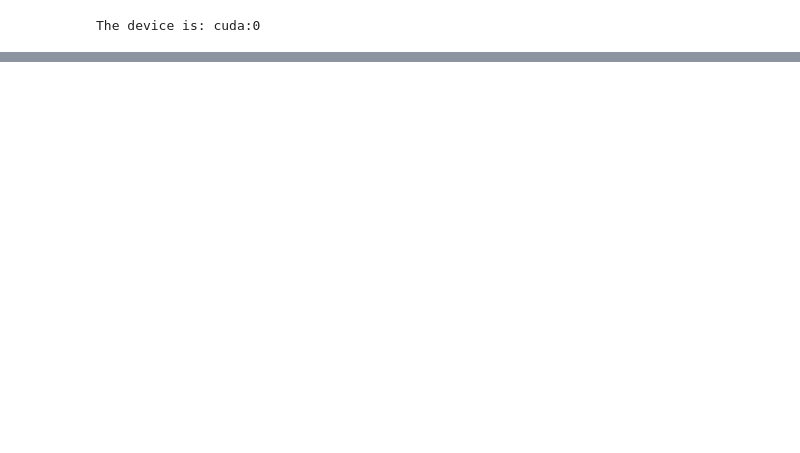
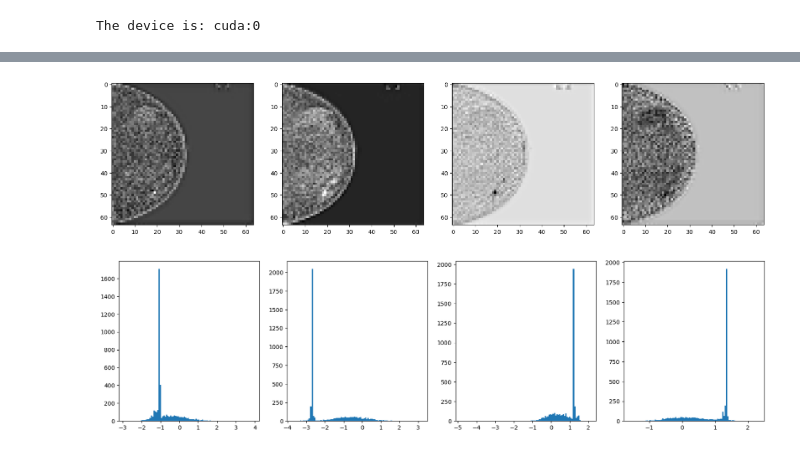
Before and after one commit to Likalto4/diffusion-models_master, a Jupyter notebook: experiments/unconditional_vae/debugging.ipynb, the cells around one changed output, grey strips where cells are left out. Drawn from its saved outputs; the diff is of its cells as text; code cells hidden in the pictures; blank space fills up the shorter version.

```diff
--- a/experiments/unconditional_vae/debugging.ipynb
+++ b/experiments/unconditional_vae/debugging.ipynb
@@ -165,0 +307,28 @@ Mixed precision type: no
+# %%
+# loop over the epochs
+epoch = 0
+#set the model to training mode explicitly
+model.train()
+train_loss = 0.0
+# Create a progress bar
+pbar = tqdm(total=num_update_steps_per_epoch)
+pbar.set_description(f"Epoch {epoch}")
+
+# Loop over the batches
+# get next batch from the data loader
+batch = next(iter(train_dataloader))
+batch = batch.expand(-1, 3, -1, -1).to(weight_dtype)
+latents = vae.encode(batch).latent_dist.sample()
+latents = latents * vae.config.scaling_factor
+# %%
+# show the 4 channels of the latent
+fig, axs = plt.subplots(1, 4, figsize=(20, 5))
+for i in range(4):
+    axs[i].imshow(latents[0, i].cpu().numpy(), cmap='gray')
+# show the histogram of the latent
+fig, axs = plt.subplots(1, 4, figsize=(20, 5))
+for i in range(4):
+    axs[i].hist(latents[0, i].cpu().numpy().flatten(), bins=100)
+# %% [output]
+[figure, added]
+[figure, added]
```
Also changed, not shown: parts of 7 cells of this notebook, 2 other files.
